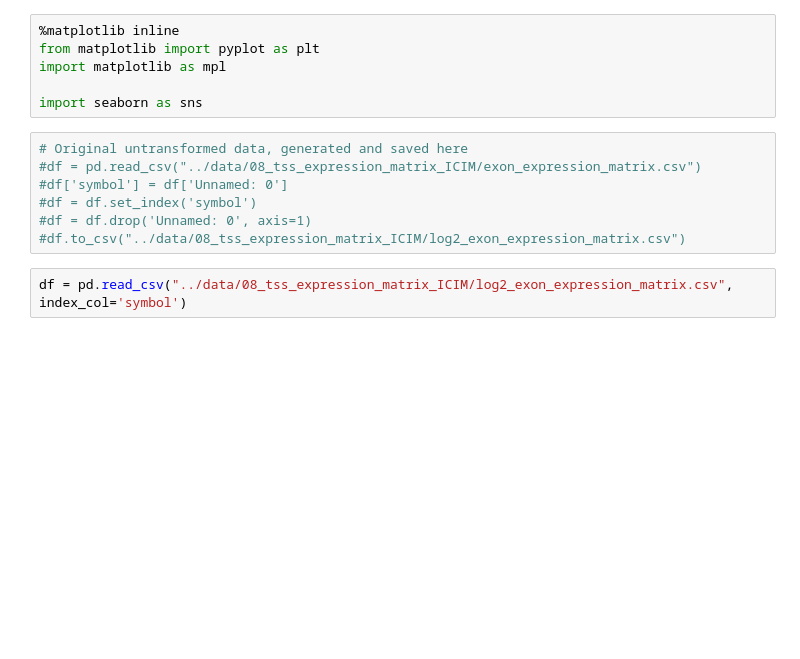
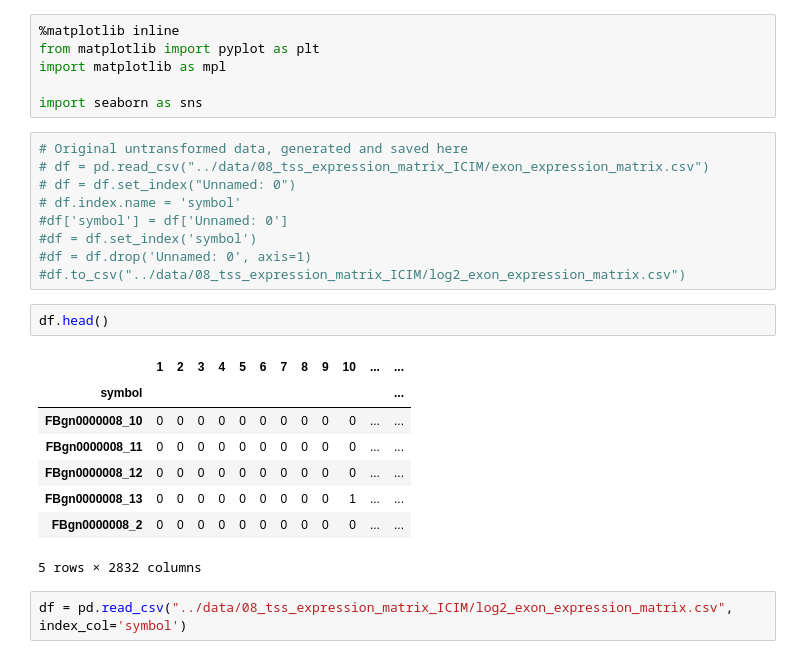
Before and after one commit to DeepSeq-KC/DS_Kenyon_Cells, a Jupyter notebook: notebook/11_tss_expression_matrix_ICIM.ipynb, the cells around one changed output. Cells and saved outputs as stored; diff of their text form; blank space fills up the shorter version.

```diff
--- a/notebook/11_tss_expression_matrix_ICIM.ipynb
+++ b/notebook/11_tss_expression_matrix_ICIM.ipynb
@@ -19,11 +19,24 @@ import matplotlib as mpl
 import seaborn as sns
 # %%
 # Original untransformed data, generated and saved here
-#df = pd.read_csv("../data/08_tss_expression_matrix_ICIM/exon_expression_matrix.csv")
+# df = pd.read_csv("../data/08_tss_expression_matrix_ICIM/exon_expression_matrix.csv")
+# df = df.set_index("Unnamed: 0")
+# df.index.name = 'symbol'
 #df['symbol'] = df['Unnamed: 0']
 #df = df.set_index('symbol')
 #df = df.drop('Unnamed: 0', axis=1)
 #df.to_csv("../data/08_tss_expression_matrix_ICIM/log2_exon_expression_matrix.csv")
+# %%
+df.head()
+# %% [output]
+|  | 1 | 2 | 3 | 4 | 5 | 6 | 7 | 8 | 9 | 10 | ... | ... |
+| symbol |  |  |  |  |  |  |  |  |  |  |  | ... |
+| FBgn0000008_10 | 0 | 0 | 0 | 0 | 0 | 0 | 0 | 0 | 0 | 0 | ... | ... |
+| FBgn0000008_11 | 0 | 0 | 0 | 0 | 0 | 0 | 0 | 0 | 0 | 0 | ... | ... |
+| FBgn0000008_12 | 0 | 0 | 0 | 0 | 0 | 0 | 0 | 0 | 0 | 0 | ... | ... |
+| FBgn0000008_13 | 0 | 0 | 0 | 0 | 0 | 0 | 0 | 0 | 0 | 1 | ... | ... |
+| FBgn0000008_2 | 0 | 0 | 0 | 0 | 0 | 0 | 0 | 0 | 0 | 0 | ... | ... |
+5 rows × 2832 columns
 # %%
 df = pd.read_csv("../data/08_tss_expression_matrix_ICIM/log2_exon_expression_matrix.csv", index_col='symbol')
 # %%
```
Also changed, not shown: parts of 20 cells of this notebook, 1 other file.
